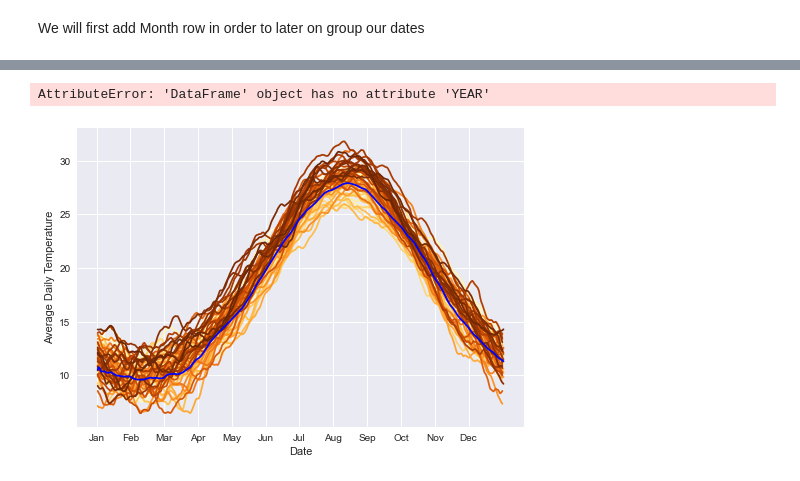
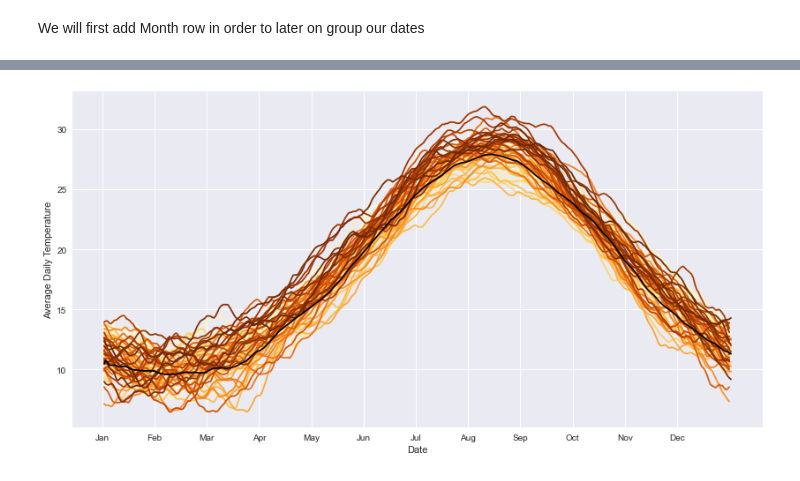
Before and after one commit to gliargovas/AML_2021_Assignments, a Jupyter notebook: Assignment1.ipynb, the cells around one changed output, grey strips where cells are left out. Saved outputs shown, nothing was run; the diff lists cells and outputs as text; code cells hidden in the pictures.

```diff
--- a/Assignment1.ipynb
+++ b/Assignment1.ipynb
@@ -360,25 +366,29 @@ q3_data
 # %%
-
-
 q3_avg = combined_data.copy()
-q3_avg["DAY"] = q3_avg.DATE.dt.day_of_year
-q3_avg = q3_avg[(q3_avg.YEAR >= 1979) & (q3_avg.YEAR <= 1999)]
+q3_avg = q3_avg[(q3_avg.DATE.dt.year >= 1979) &
+                (q3_avg.DATE.dt.year <= 1999)]
 q3_avg = q3_avg.groupby("DAY")
 q3_avg = q3_avg.TAVG.mean()
 q3_avg = pd.DataFrame(q3_avg)
-q3_avg["ROLLING"] = q3_avg["TAVG"].rolling(window=30, min_periods=1).mean()
+q3_avg["ROLLING"] = q3_avg["TAVG"].rolling( window=30,
+                                            min_periods=1).mean()
-# %% [output]
-AttributeError: 'DataFrame' object has no attribute 'YEAR'
 # %%
 plt.style.use('seaborn')
-ax = sns.lineplot(data = q3_data, palette="YlOrBr", legend=None, dashes=False)
-sns.lineplot(data = q3_avg["ROLLING"], color="b")
+plt.subplots(figsize=(14, 7))
+ax = sns.lineplot(  data = q3_data,
+                    palette="YlOrBr",
+                    legend=None,
+                    dashes=False)
+
+sns.lineplot(data=q3_avg["ROLLING"], color="black")
 
 ax.set(ylabel="Average Daily Temperature", xlabel="Date")
 ax.set_xticks(np.linspace(0,365,13)[:-1])
-ax.set_xticklabels(['Jan', 'Feb', 'Mar', 'Apr', 'May', 'Jun', 'Jul', 'Aug', 'Sep', 'Oct', 'Nov', 'Dec'])
+ax.set_xticklabels(['Jan', 'Feb', 'Mar', 'Apr',
+                    'May', 'Jun', 'Jul', 'Aug',
+                    'Sep', 'Oct', 'Nov', 'Dec'])
 plt.show()
 # %% [output]
-[figure, old version]
+[figure, new version]
 # %%
 q4_baseline = combined_data.copy()
```
Also changed, not shown: parts of 13 cells of this notebook.
